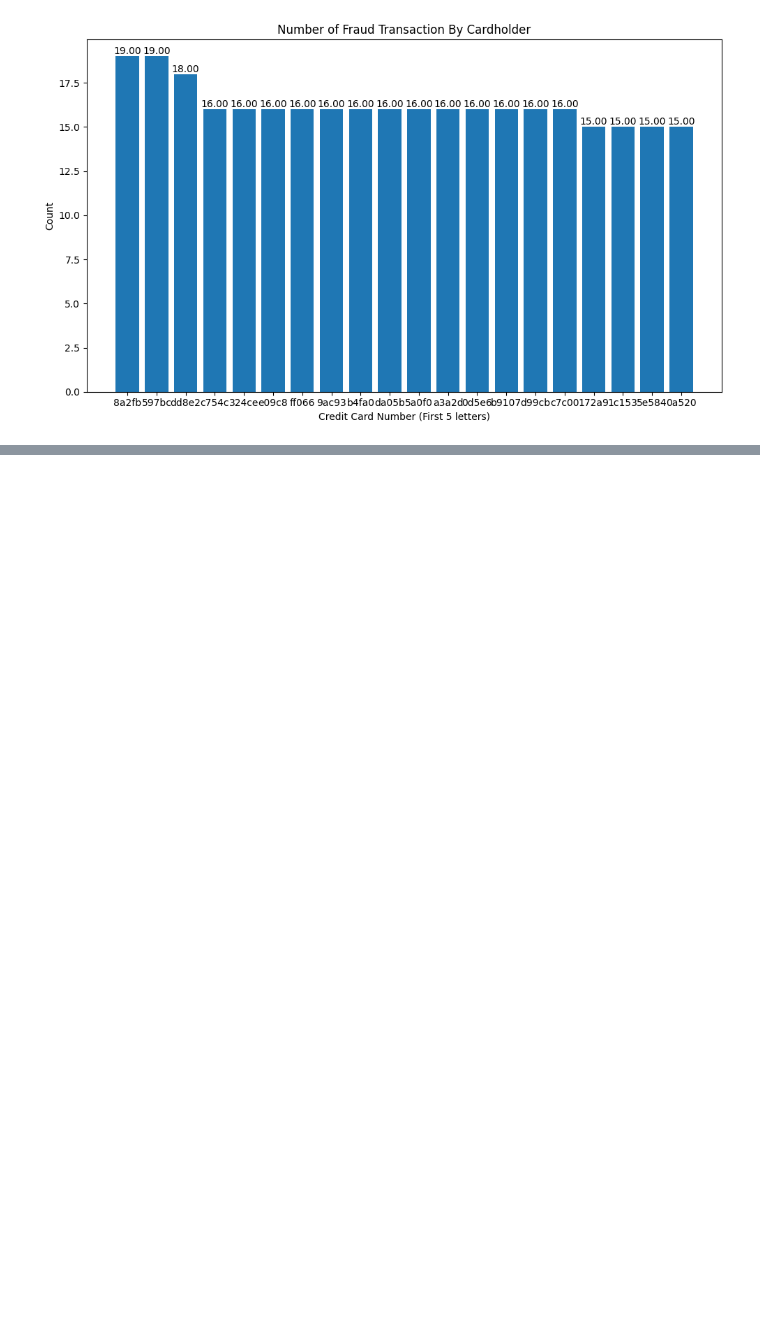
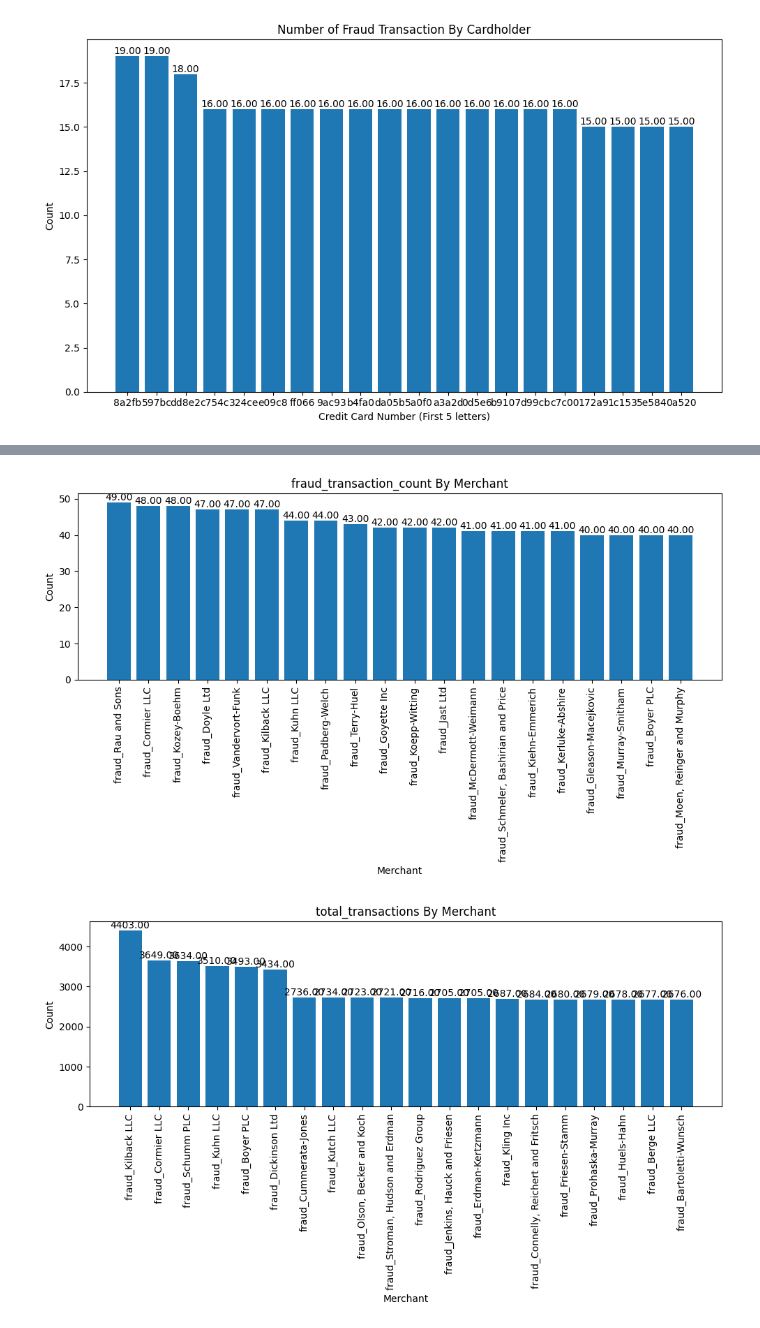
Before and after one commit to hnsa9/etl, a Jupyter notebook: etl.ipynb, the cells around one changed output, grey strips where cells are left out. Cells and saved outputs as stored; diff of their text form; code cells hidden in the pictures; blank space fills up the shorter version.

Commit message:
add more analysis for merchant

```diff
--- a/etl.ipynb
+++ b/etl.ipynb
@@ -1051,7 +1056,7 @@ Number of cardholders without fraud transactions: 221
 # %% [markdown]
 From the statistics above, although the percentage of fraud transaction is only 0.6% out of all transaction, but more cardholders have fraud transactions rather than not as we can see only 221 cardholders has never had a fraudulent transaction.
 # %%
-sorted_df = grouped_cc_num_fraud.sort_values(
+sorted_df = grouped_cc_num_fraud_df.sort_values(
     by="fraud_transaction_count", ascending=False
 )
 
@@ -1071,0 +1091,13 @@ For the cardholders that have the most fraud transactions, the top 20 ranges aro
+# %%
+grouped_merchant_fraud = (
+    transaction_data.df.groupBy("merchant")
+    .agg(
+        sum(col("is_fraud")).alias("fraud_transaction_count"),
+        count("*").alias("total_transactions"),
+    )
+    .withColumn(
+        "fraud_percentage",
+        (col("fraud_transaction_count") / col("total_transactions")) * 100,
+    )
+    .toPandas()
+)
@@ -1071,0 +1116,21 @@ For the cardholders that have the most fraud transactions, the top 20 ranges aro
+# %%
+merchant_fraud_var = [
+    "fraud_transaction_count",
+    "total_transactions",
+    "fraud_percentage",
+]
+
+for c in merchant_fraud_var:
+    sorted_df = grouped_merchant_fraud.sort_values(by=c, ascending=False)
+
+    plot_bar_chart(
+        sorted_df["merchant"][:20],
+        sorted_df[c][:20],
+        f"{c} By Merchant",
+        "Merchant",
+        "Count",
+        rotate=90,
+    )
+# %% [output]
+[figure, added]
+[figure, added]
```
Also changed, not shown: parts of 15 cells of this notebook.
